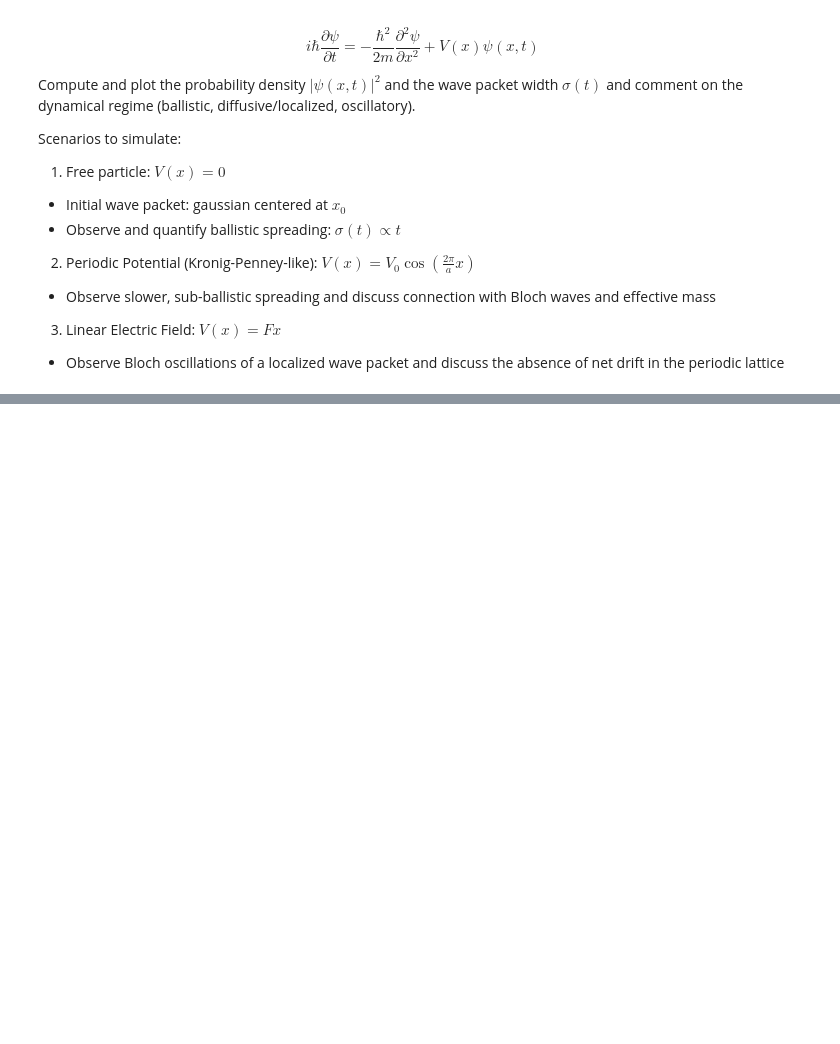
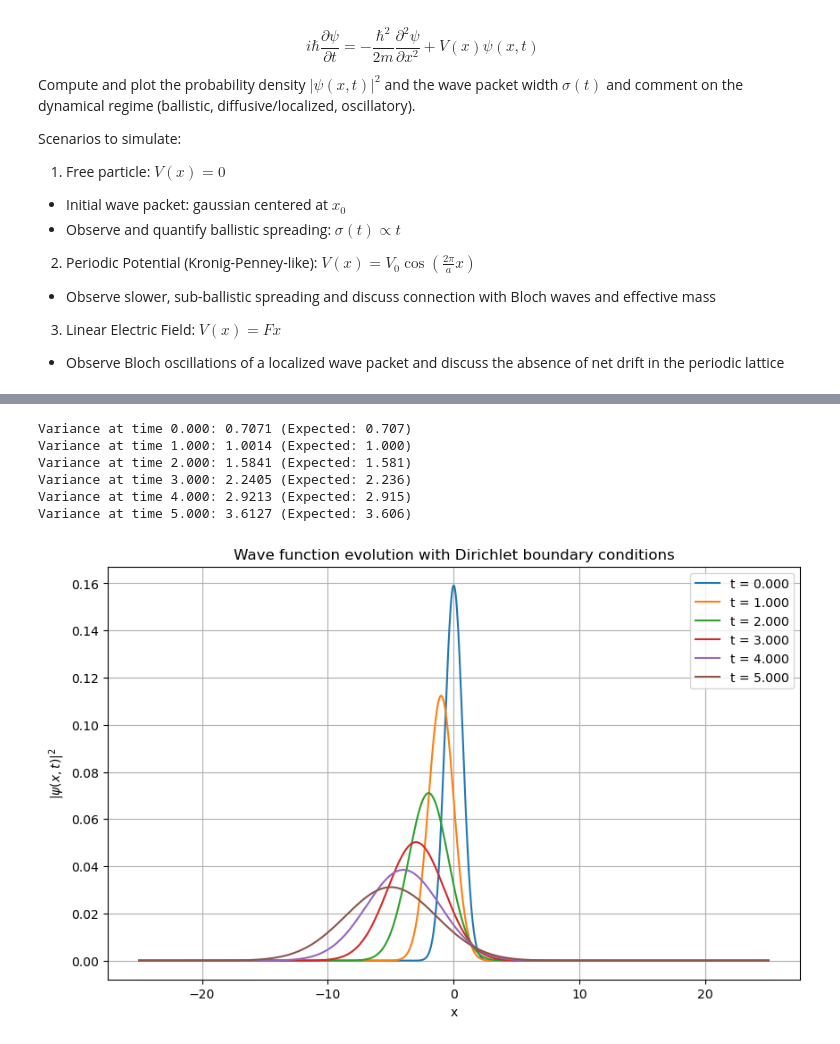
Before and after one commit to darioliotta/Quantum-Information-Project, a Jupyter notebook: try.ipynb, the cells around one changed output, grey strips where cells are left out. Cells and saved outputs as stored; diff of their text form; code cells hidden in the pictures; blank space fills up the shorter version.

```diff
--- a/try.ipynb
+++ b/try.ipynb
@@ -549,0 +502,22 @@ t=5.000, sigma=3.6084
+# %%
+schrodinger_equation_solution(
+    L       = 50.0,
+    nx      = 1000,
+    x0      = 0.0,
+    sigma   = 1.0,
+    k0      = 1.0,
+    T       = 5.0,
+    dt      = 0.001,
+    hbar    = 1.0,
+    m       = 1.0,
+    bc      = "Dirichlet",
+    n_plots = 6
+)
+# %% [output]
+Variance at time 0.000: 0.7071 (Expected: 0.707)
+Variance at time 1.000: 1.0014 (Expected: 1.000)
+Variance at time 2.000: 1.5841 (Expected: 1.581)
+Variance at time 3.000: 2.2405 (Expected: 2.236)
+Variance at time 4.000: 2.9213 (Expected: 2.915)
+Variance at time 5.000: 3.6127 (Expected: 3.606)
+[figure, added]
```
Also changed, not shown: parts of 3 cells of this notebook, 1 other file.
